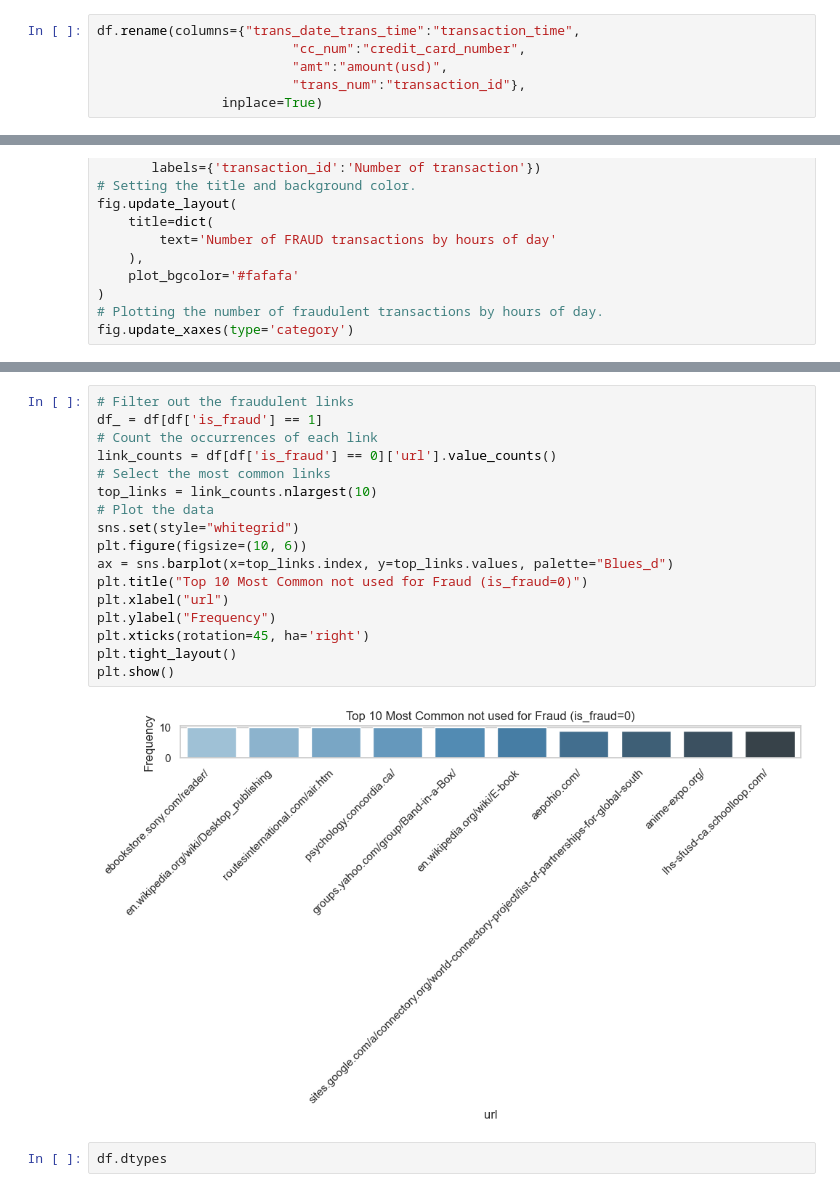
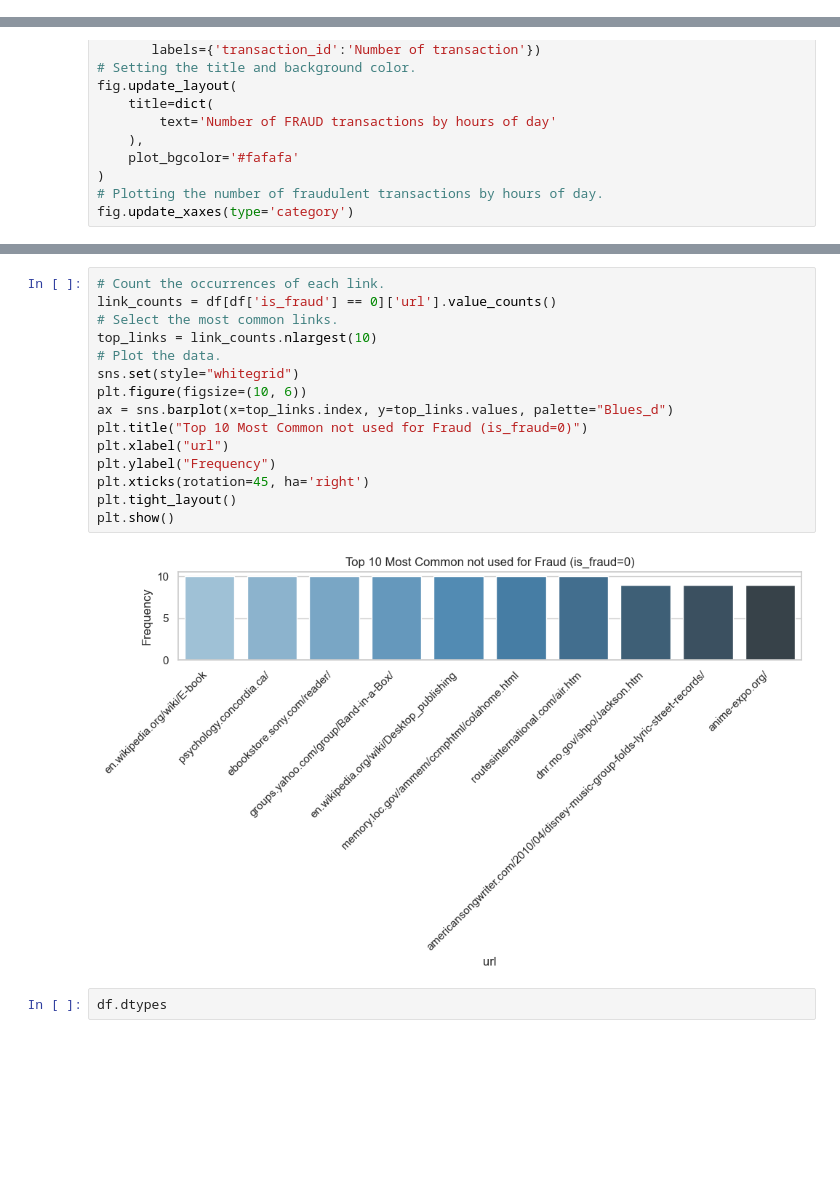
Before and after one commit to Alekla0126/Card_Fraud_Detection, a Jupyter notebook: Card_fraud_normalisedV3.0.2.ipynb, the cells around one changed output, grey strips where cells are left out. Cells and saved outputs as stored; diff of their text form; blank space fills up the shorter version.

```diff
--- a/Card_fraud_normalised.ipynb
+++ b/Card_fraud_normalisedV3.0.2.ipynb
@@ -65,12 +67,6 @@ Index(['trans_date_trans_time', 'cc_num', 'merchant', 'category', 'amt',
        'long', 'city_pop', 'job', 'dob', 'trans_num', 'unix_time', 'merch_lat',
        'merch_long', 'is_fraud', 'url'],
       dtype='object')
-# %%
-df.rename(columns={"trans_date_trans_time":"transaction_time",
-                         "cc_num":"credit_card_number",
-                         "amt":"amount(usd)",
-                         "trans_num":"transaction_id"},
-                inplace=True)
 # %%
 # First it is necessary to drop all the duplicate values. Although, the shell script is in charge of that.
 df = df.copy()
@@ -546,22 +465,20 @@ plt.show()
 # %%
-# Filter out the fraudulent links
-df_ = df[df['is_fraud'] == 1]
-# Count the occurrences of each link
+# Count the occurrences of each link.
 link_counts = df[df['is_fraud'] == 0]['url'].value_counts()
-# Select the most common links
+# Select the most common links.
 top_links = link_counts.nlargest(10)
-# Plot the data
+# Plot the data.
 sns.set(style="whitegrid")
 plt.figure(figsize=(10, 6))
 ax = sns.barplot(x=top_links.index, y=top_links.values, palette="Blues_d")
 plt.title("Top 10 Most Common not used for Fraud (is_fraud=0)")
 plt.xlabel("url")
 plt.ylabel("Frequency")
 plt.xticks(rotation=45, ha='right')
 plt.tight_layout()
 plt.show()
 # %% [output]
-[figure, old version]
+[figure, new version]
 # %%
 df.dtypes
 # %% [output]
```
Also changed, not shown: parts of 38 cells of this notebook, 14 other files.
